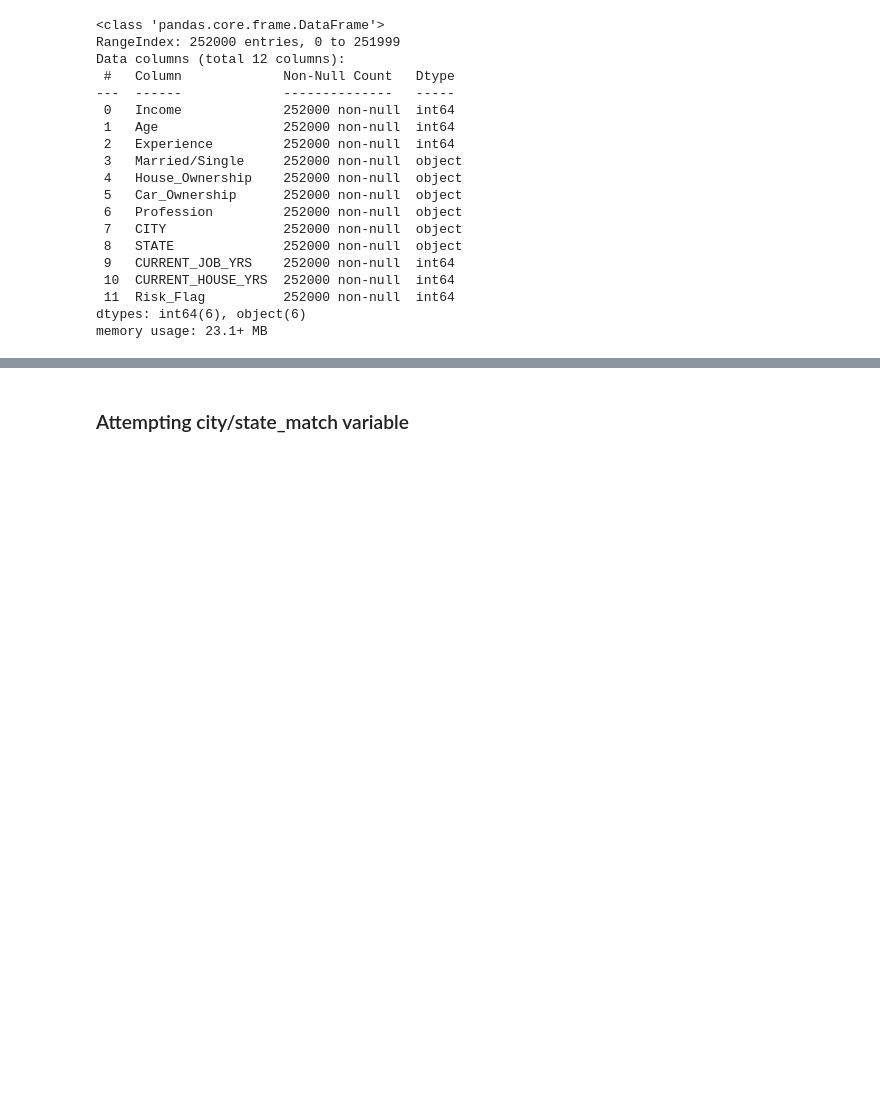
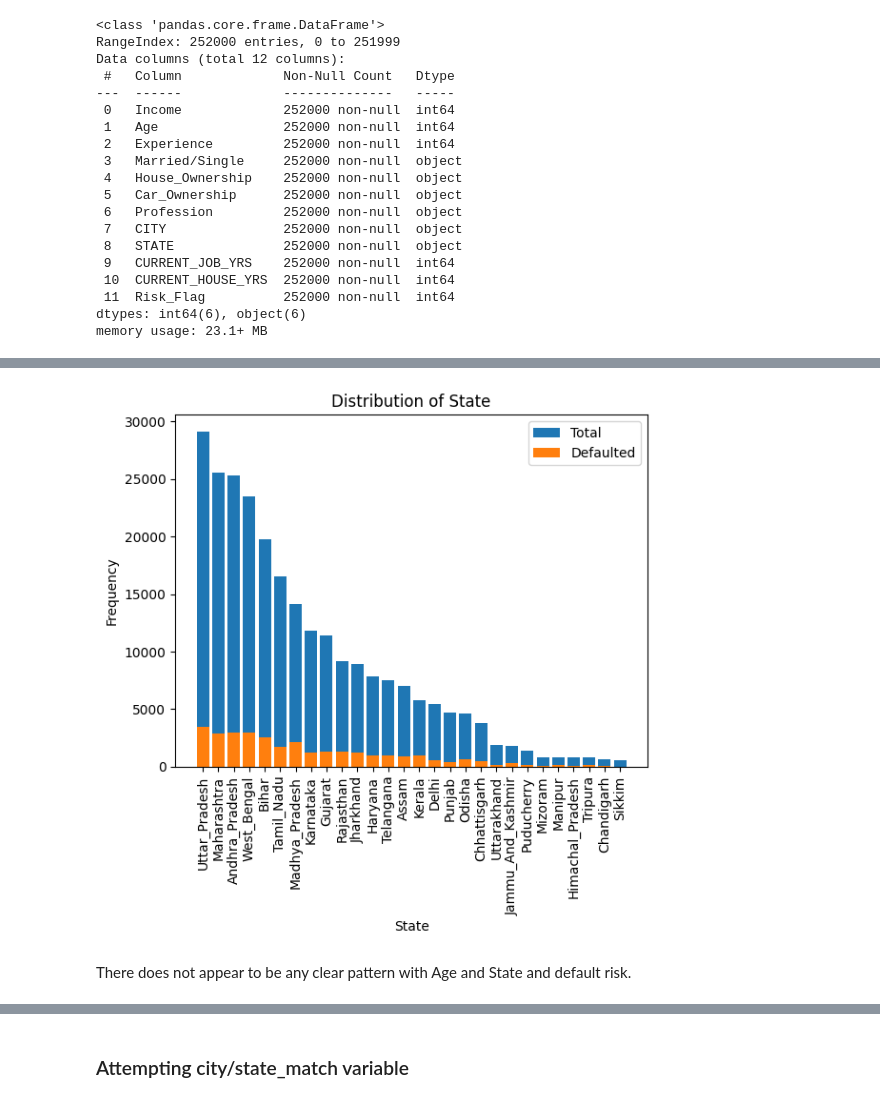
Before and after one commit to BenjaminUy/Predicting-Loan-User-Default-Risk, a Jupyter notebook: notebooks/Cleaning_&_Analysis.ipynb, the cells around one changed output, grey strips where cells are left out. Saved outputs shown, nothing was run; the diff lists cells and outputs as text; code cells hidden in the pictures; blank space fills up the shorter version.

```diff
--- a/notebooks/Cleaning_&_Analysis.ipynb
+++ b/notebooks/Cleaning_&_Analysis.ipynb
@@ -294,0 +427,4 @@ memory usage: 23.1+ MB
+# %%
+# Now for state
+state_counts = df['STATE'].value_counts()
+state_counts.head()
@@ -294,0 +440,3 @@ memory usage: 23.1+ MB
+# %%
+risk_state_counts = df[df['Risk_Flag'] == 1]['STATE'].value_counts()
+risk_state_counts.head()
@@ -294,0 +452,8 @@ memory usage: 23.1+ MB
+# %%
+# Merge risk_state_counts with state_counts by key of STATE
+state_counts = state_counts.to_frame(name='Total')
+risk_state_counts = risk_state_counts.to_frame(name='Defaulted')
+
+state_counts = state_counts.merge(risk_state_counts, on='STATE', how='left')
+state_counts.fillna(0, inplace=True)
+state_counts.head()
@@ -294,0 +468,13 @@ memory usage: 23.1+ MB
+# %%
+plt.bar(state_counts.index, state_counts['Total'])
+plt.bar(state_counts.index, state_counts['Defaulted'])
+plt.legend(['Total', 'Defaulted'])
+plt.title('Distribution of State')
+plt.xlabel('State')
+plt.xticks(rotation=90)
+plt.ylabel('Frequency')
+plt.show()
+# %% [output]
+[figure, added]
+# %% [markdown]
+There does not appear to be any clear pattern with Age and State and default risk.
```
Also changed, not shown: parts of 21 cells of this notebook.
